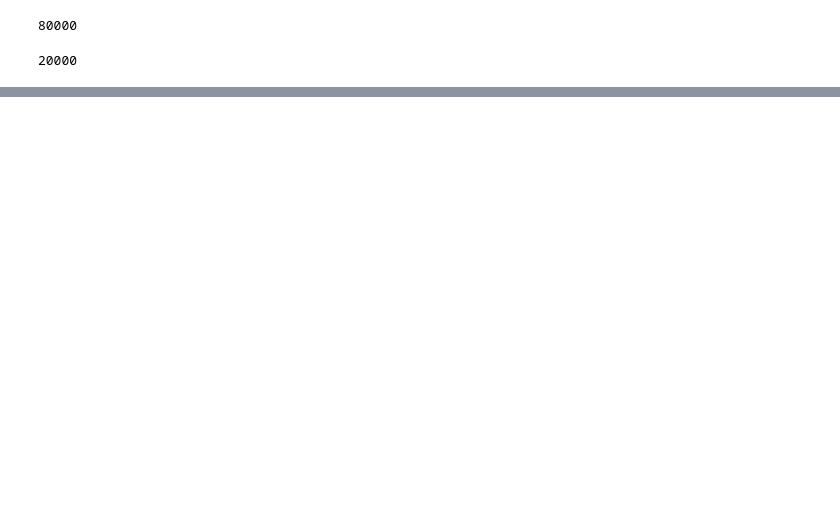
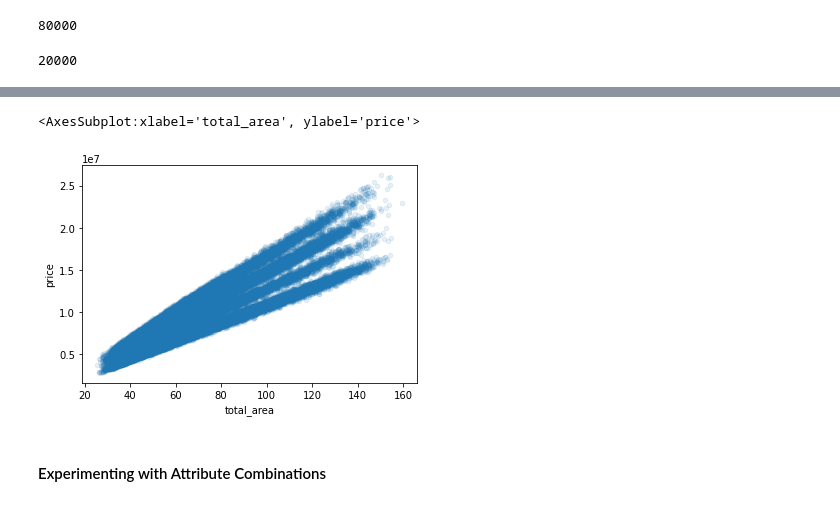
Before and after one commit to MasudHaider/Hands-on-ML, a Jupyter notebook: Kaggle_playground.ipynb, the cells around one changed output, grey strips where cells are left out. Cells and saved outputs as stored; diff of their text form; code cells hidden in the pictures; blank space fills up the shorter version.

```diff
--- a/Kaggle_playground.ipynb
+++ b/Kaggle_playground.ipynb
@@ -269,0 +282,8 @@ for set_ in (strat_train_set, strat_test_set):
+# %%
+# most important attribute is total_area to predict price. So zooming in on it
+flat.plot(kind="scatter", x="total_area", y="price", alpha=0.1)
+# %% [output]
+<AxesSubplot:xlabel='total_area', ylabel='price'>
+[figure, added]
+# %% [markdown]
+#### Experimenting with Attribute Combinations
```
Also changed, not shown: parts of 85 cells of this notebook.
